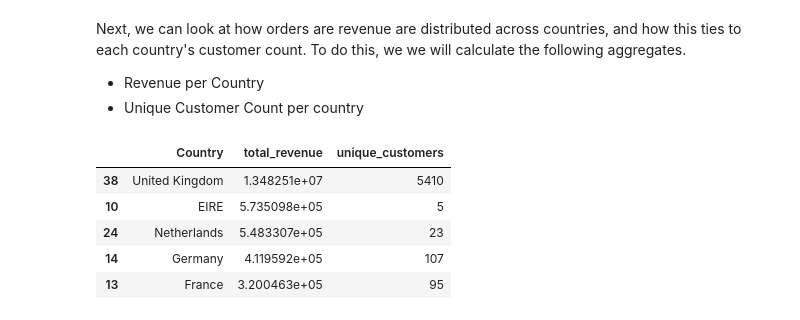
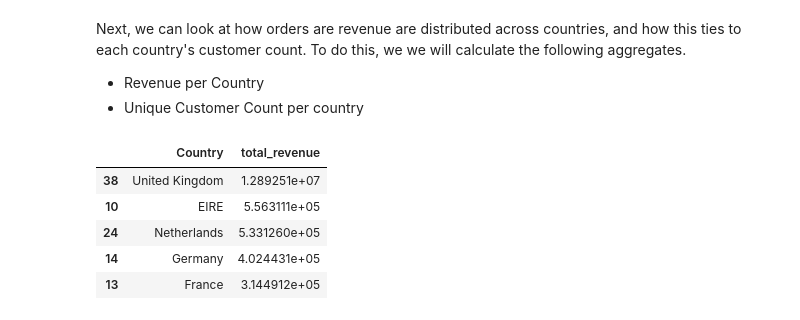
Before and after one commit to ahimranVT/retail-analytics-platform, a Jupyter notebook: notebooks/explore_transactions.ipynb, the cells around one changed output. Cells and saved outputs as stored; diff of their text form; code cells hidden in the pictures.

```diff
--- a/notebooks/explore_transactions.ipynb
+++ b/notebooks/explore_transactions.ipynb
@@ -261,20 +259,22 @@ To do this, we we will calculate the following aggregates.
 * Revenue per Country
 * Unique Customer Count per country
 # %%
+# We're choosing to ignore transactions from 2009 for these calculations, since our data for the year 2009 is limited to the month of December
 countries_analysis = transactions_df.copy()
-
-countries_analysis = countries_analysis.groupby('Country').agg(
-    total_revenue = ('LineItemRevenue', 'sum'),
-    unique_customers = ('Customer ID', 'nunique')
-).reset_index()
-
-top_performing_countries = countries_analysis.sort_values(by=['total_revenue'], ascending = False)
-
-top_performing_countries.head()
+countries_analysis['Year'] = countries_analysis['InvoiceDate'].dt.strftime('%Y')
+countries_analysis = countries_analysis.loc[countries_analysis['Year']  != '2009']
-# %% [output]
-|  | Country | total_revenue | unique_customers |
-| 38 | United Kingdom | 1.348251e+07 | 5410 |
-| 10 | EIRE | 5.735098e+05 | 5 |
-| 24 | Netherlands | 5.483307e+05 | 23 |
-| 14 | Germany | 4.119592e+05 | 107 |
-| 13 | France | 3.200463e+05 | 95 |
+# %%
+countries_by_rev = countries_analysis.groupby(['Country']).agg(
+    total_revenue = ('LineItemRevenue', 'sum')
+).reset_index()
+
+top_5_countries = countries_by_rev.sort_values(by=['total_revenue'], ascending=False)[:5]
+
+top_5_countries.head()
+# %% [output]
+|  | Country | total_revenue |
+| 38 | United Kingdom | 1.289251e+07 |
+| 10 | EIRE | 5.563111e+05 |
+| 24 | Netherlands | 5.331260e+05 |
+| 14 | Germany | 4.024431e+05 |
+| 13 | France | 3.144912e+05 |
```
Also changed, not shown: parts of 9 cells of this notebook.
